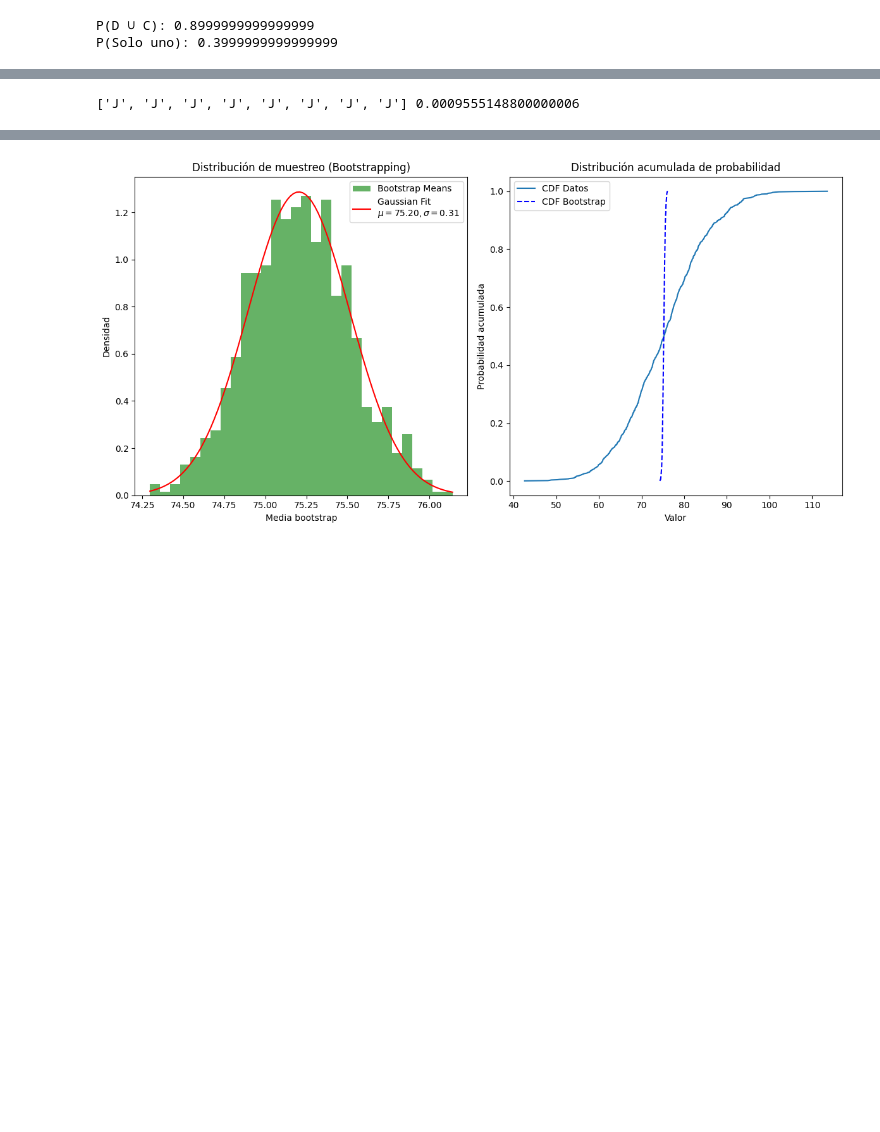
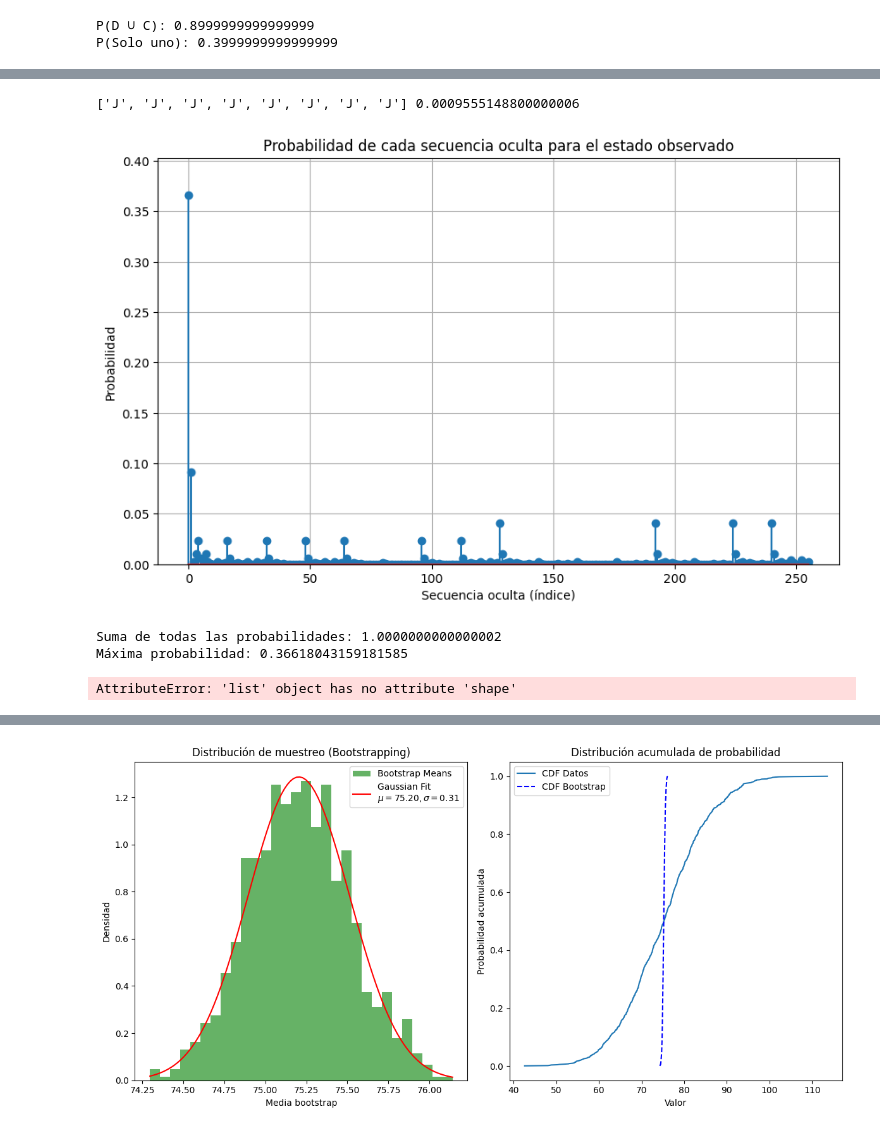
Before and after one commit to GabrielRamirezs/Metodos1_KarenQuevedo_GabrielRamirez, a Jupyter notebook: tarea6.ipynb, the cells around one changed output, grey strips where cells are left out. Cells and saved outputs as stored; diff of their text form; code cells hidden in the pictures; blank space fills up the shorter version.

```diff
--- a/tarea6.ipynb
+++ b/tarea6.ipynb
@@ -274,33 +302,53 @@ emissions = ["C", "S"]
 state_index = {state: i for i, state in enumerate(states)}
 emission_index = {emission: i for i, emission in enumerate(emissions)}
 tau = np.array([0.2, 0.8])
 
 def viterbi(T, E, tau, observed_sequence):
     n_states = T.shape[0]
     n_observations = len(observed_sequence)
     dp = np.zeros((n_states, n_observations))
     backpointer = np.zeros((n_states, n_observations), dtype=int)
     first_obs = emission_index[observed_sequence[0]]
     dp[:, 0] = tau * E[:, first_obs]
     for t in range(1, n_observations):
         obs_idx = emission_index[observed_sequence[t]]
         for s in range(n_states):
             probs = dp[:, t-1] * T[:, s] * E[s, obs_idx]
             dp[s, t] = np.max(probs)
             backpointer[s, t] = np.argmax(probs)
     best_last_state = np.argmax(dp[:, -1])
     best_prob = dp[best_last_state, -1]
     best_path = [best_last_state]
     for t in range(n_observations - 1, 0, -1):
         best_last_state = backpointer[best_last_state, t]
         best_path.insert(0, best_last_state)
     best_path_states = [states[state] for state in best_path]
     return best_path_states, best_prob
 
 best_sequence, best_prob = viterbi(T, E, tau, observed_sequence)
 print(best_sequence, best_prob)
+
+plt.figure(figsize=(10, 6))
+plt.stem(range(len(probabilities)), probabilities)
+plt.title('Probabilidad de cada secuencia oculta para el estado observado')
+plt.xlabel('Secuencia oculta (índice)')
+plt.ylabel('Probabilidad')
+plt.ylim(0, max(probabilities) * 1.1)
+plt.grid(True)
+plt.show()
+
+print("Suma de todas las probabilidades:", np.sum(probabilities))
+print("Máxima probabilidad:", max(probabilities))
+
+best_path, best_path_prob = viterbi(observed_sequence, T, E, pi)
+print("Secuencia oculta más probable:", ['J' if x == 0 else 'B' for x in best_path])
+print("Probabilidad de la secuencia más probable:", best_path_prob)
 # %% [output]
 ['J', 'J', 'J', 'J', 'J', 'J', 'J', 'J'] 0.0009555148800000006
+[figure, added]
+Suma de todas las probabilidades: 1.0000000000000002
+Máxima probabilidad: 0.36618043159181585
+AttributeError: 'list' object has no attribute 'shape'
 # %%
 import numpy as np
 import matplotlib.pyplot as plt
```
Also changed, not shown: parts of 10 cells of this notebook.
